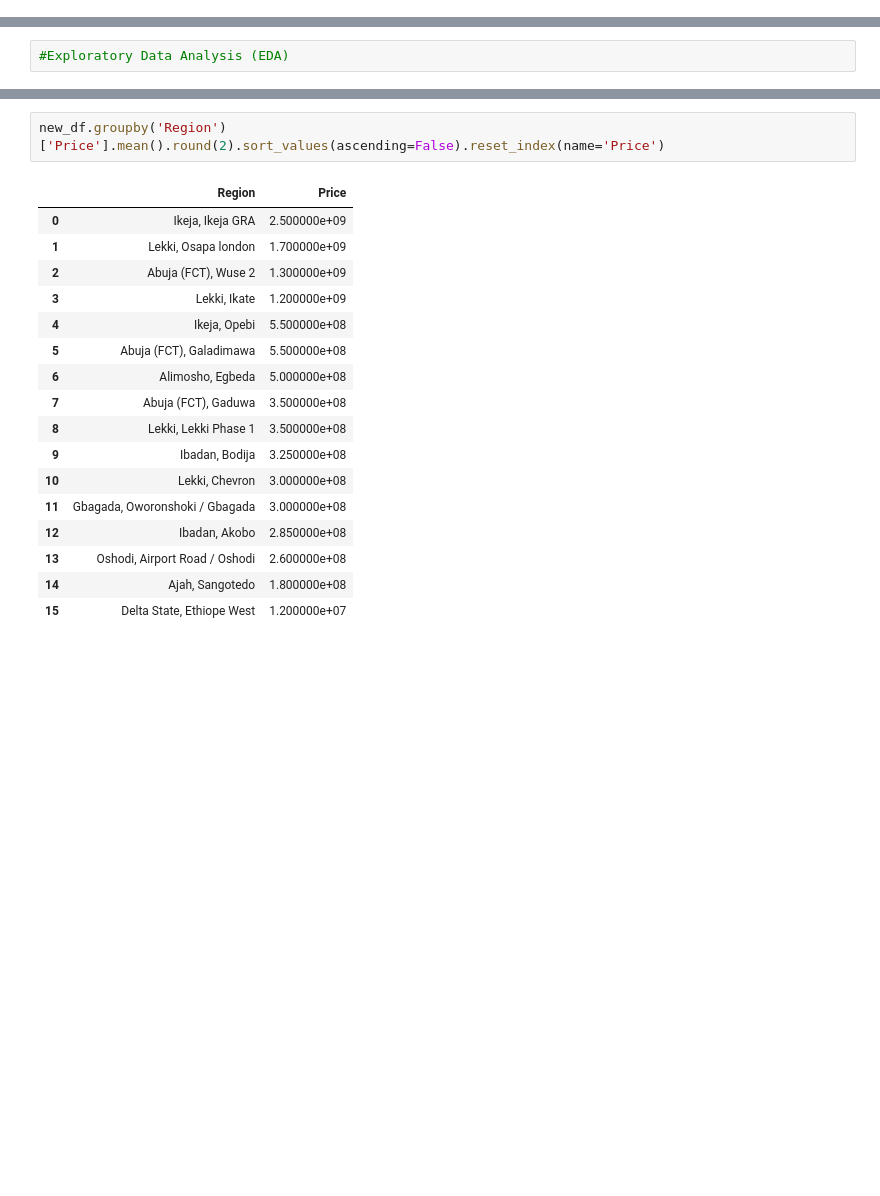
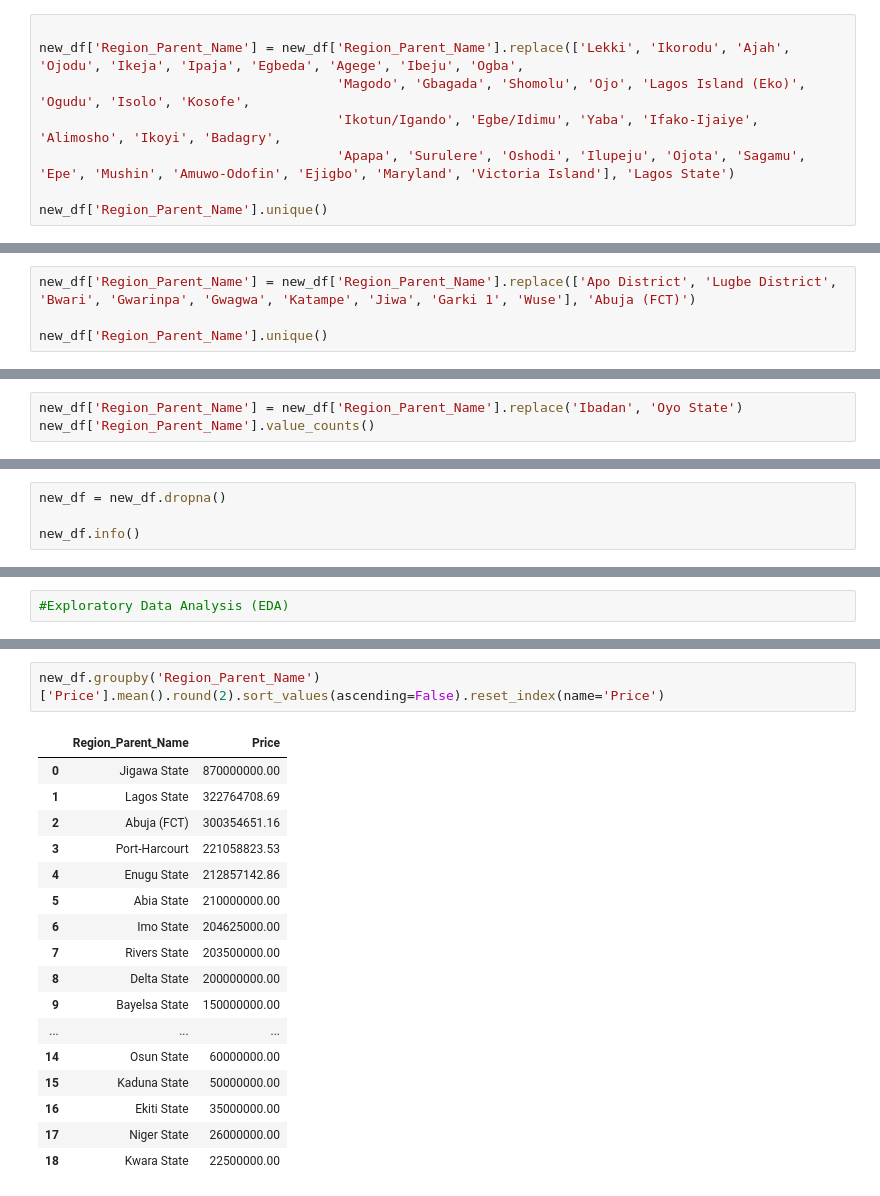
Before and after one commit to abeljosiah2022-max/housing_sales_nigeria, a Jupyter notebook: jiji_housing_analysis.ipynb, the cells around one changed output, grey strips where cells are left out. Saved outputs shown, nothing was run; the diff lists cells and outputs as text; blank space fills up the shorter version.

```diff
--- a/jiji_housing_analysis.ipynb
+++ b/jiji_housing_analysis.ipynb
@@ -165,0 +175,8 @@ print(total_duplicates)
+# %%
+
+new_df['Region_Parent_Name'] = new_df['Region_Parent_Name'].replace(['Lekki', 'Ikorodu', 'Ajah', 'Ojodu', 'Ikeja', 'Ipaja', 'Egbeda', 'Agege', 'Ibeju', 'Ogba',
+                                      'Magodo', 'Gbagada', 'Shomolu', 'Ojo', 'Lagos Island (Eko)', 'Ogudu', 'Isolo', 'Kosofe',
+                                      'Ikotun/Igando', 'Egbe/Idimu', 'Yaba', 'Ifako-Ijaiye', 'Alimosho', 'Ikoyi', 'Badagry',
+                                      'Apapa', 'Surulere', 'Oshodi', 'Ilupeju', 'Ojota', 'Sagamu', 'Epe', 'Mushin', 'Amuwo-Odofin', 'Ejigbo', 'Maryland', 'Victoria Island'], 'Lagos State')
+
+new_df['Region_Parent_Name'].unique()
@@ -165,0 +191,4 @@ print(total_duplicates)
+# %%
+new_df['Region_Parent_Name'] = new_df['Region_Parent_Name'].replace(['Apo District', 'Lugbe District', 'Bwari', 'Gwarinpa', 'Gwagwa', 'Katampe', 'Jiwa', 'Garki 1', 'Wuse'], 'Abuja (FCT)')
+
+new_df['Region_Parent_Name'].unique()
@@ -165,0 +203,3 @@ print(total_duplicates)
+# %%
+new_df['Region_Parent_Name'] = new_df['Region_Parent_Name'].replace('Ibadan', 'Oyo State')
+new_df['Region_Parent_Name'].value_counts()
@@ -165,0 +244,4 @@ print(total_duplicates)
+# %%
+new_df = new_df.dropna()
+
+new_df.info()
@@ -254,22 +362,22 @@ print(region_counts)
 # %%
-new_df.groupby('Region')['Price'].mean().round(2).sort_values(ascending=False).reset_index(name='Price')
+new_df.groupby('Region_Parent_Name')['Price'].mean().round(2).sort_values(ascending=False).reset_index(name='Price')
 # %% [output]
-|  | Region | Price |
-| 0 | Ikeja, Ikeja GRA | 2.500000e+09 |
-| 1 | Lekki, Osapa london | 1.700000e+09 |
-| 2 | Abuja (FCT), Wuse 2 | 1.300000e+09 |
-| 3 | Lekki, Ikate | 1.200000e+09 |
-| 4 | Ikeja, Opebi | 5.500000e+08 |
-| 5 | Abuja (FCT), Galadimawa | 5.500000e+08 |
-| 6 | Alimosho, Egbeda | 5.000000e+08 |
-| 7 | Abuja (FCT), Gaduwa | 3.500000e+08 |
-| 8 | Lekki, Lekki Phase 1 | 3.500000e+08 |
-| 9 | Ibadan, Bodija | 3.250000e+08 |
-| 10 | Lekki, Chevron | 3.000000e+08 |
-| 11 | Gbagada, Oworonshoki / Gbagada | 3.000000e+08 |
-| 12 | Ibadan, Akobo | 2.850000e+08 |
-| 13 | Oshodi, Airport Road / Oshodi | 2.600000e+08 |
-| 14 | Ajah, Sangotedo | 1.800000e+08 |
-| 15 | Delta State, Ethiope West | 1.200000e+07 |
+|  | Region_Parent_Name | Price |
+| 0 | Jigawa State | 870000000.00 |
+| 1 | Lagos State | 322764708.69 |
+| 2 | Abuja (FCT) | 300354651.16 |
+| 3 | Port-Harcourt | 221058823.53 |
+| 4 | Enugu State | 212857142.86 |
+| 5 | Abia State | 210000000.00 |
+| 6 | Imo State | 204625000.00 |
+| 7 | Rivers State | 203500000.00 |
+| 8 | Delta State | 200000000.00 |
+| 9 | Bayelsa State | 150000000.00 |
+| ... | ... | ... |
+| 14 | Osun State | 60000000.00 |
+| 15 | Kaduna State | 50000000.00 |
+| 16 | Ekiti State | 35000000.00 |
+| 17 | Niger State | 26000000.00 |
+| 18 | Kwara State | 22500000.00 |
 # %%
 #Which regions dominate premium property sales?
```
Also changed, not shown: parts of 26 cells of this notebook, 5 other files.
